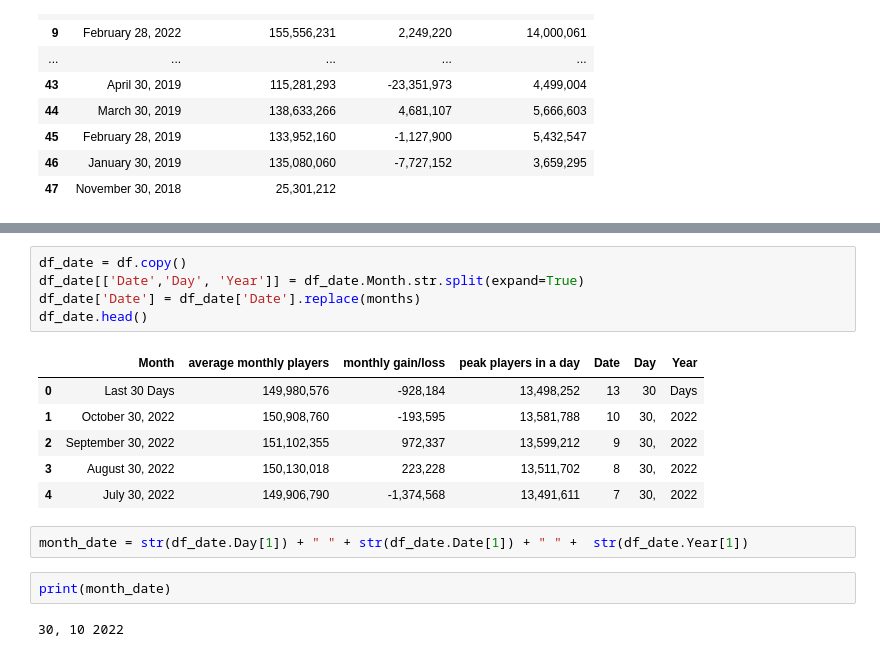
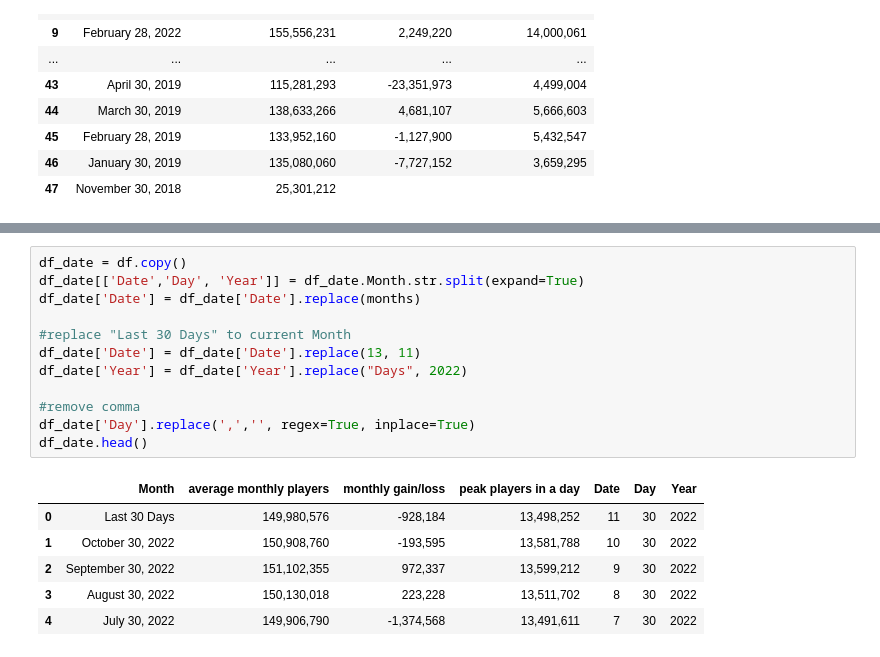
Before and after one commit to kiubb02/BigData_LoL, a Jupyter notebook: main.ipynb, the cells around one changed output, grey strips where cells are left out. Drawn from its saved outputs; the diff is of its cells as text.

```diff
--- a/main.ipynb
+++ b/main.ipynb
@@ -354,18 +352,19 @@ TypeError: strptime() takes exactly 2 arguments (1 given)
 # %%
 df_date = df.copy()
 df_date[['Date','Day', 'Year']] = df_date.Month.str.split(expand=True)
 df_date['Date'] = df_date['Date'].replace(months)
+
+#replace "Last 30 Days" to current Month
+df_date['Date'] = df_date['Date'].replace(13, 11)
+df_date['Year'] = df_date['Year'].replace("Days", 2022)
+
+#remove comma
+df_date['Day'].replace(',','', regex=True, inplace=True)
 df_date.head()
 # %% [output]
 |  | Month | average monthly players | monthly gain/loss | peak players in a day | Date | Day | Year |
-| 0 | Last 30 Days | 149,980,576 | -928,184 | 13,498,252 | 13 | 30 | Days |
-| 1 | October 30, 2022 | 150,908,760 | -193,595 | 13,581,788 | 10 | 30, | 2022 |
-| 2 | September 30, 2022 | 151,102,355 | 972,337 | 13,599,212 | 9 | 30, | 2022 |
-| 3 | August 30, 2022 | 150,130,018 | 223,228 | 13,511,702 | 8 | 30, | 2022 |
-| 4 | July 30, 2022 | 149,906,790 | -1,374,568 | 13,491,611 | 7 | 30, | 2022 |
+| 0 | Last 30 Days | 149,980,576 | -928,184 | 13,498,252 | 11 | 30 | 2022 |
+| 1 | October 30, 2022 | 150,908,760 | -193,595 | 13,581,788 | 10 | 30 | 2022 |
+| 2 | September 30, 2022 | 151,102,355 | 972,337 | 13,599,212 | 9 | 30 | 2022 |
+| 3 | August 30, 2022 | 150,130,018 | 223,228 | 13,511,702 | 8 | 30 | 2022 |
+| 4 | July 30, 2022 | 149,906,790 | -1,374,568 | 13,491,611 | 7 | 30 | 2022 |
-# %%
-month_date = str(df_date.Day[1]) + " " + str(df_date.Date[1]) + " " +  str(df_date.Year[1])
-# %%
-print(month_date)
-# %% [output]
-30, 10 2022
```
Also changed, not shown: parts of 4 cells of this notebook.
